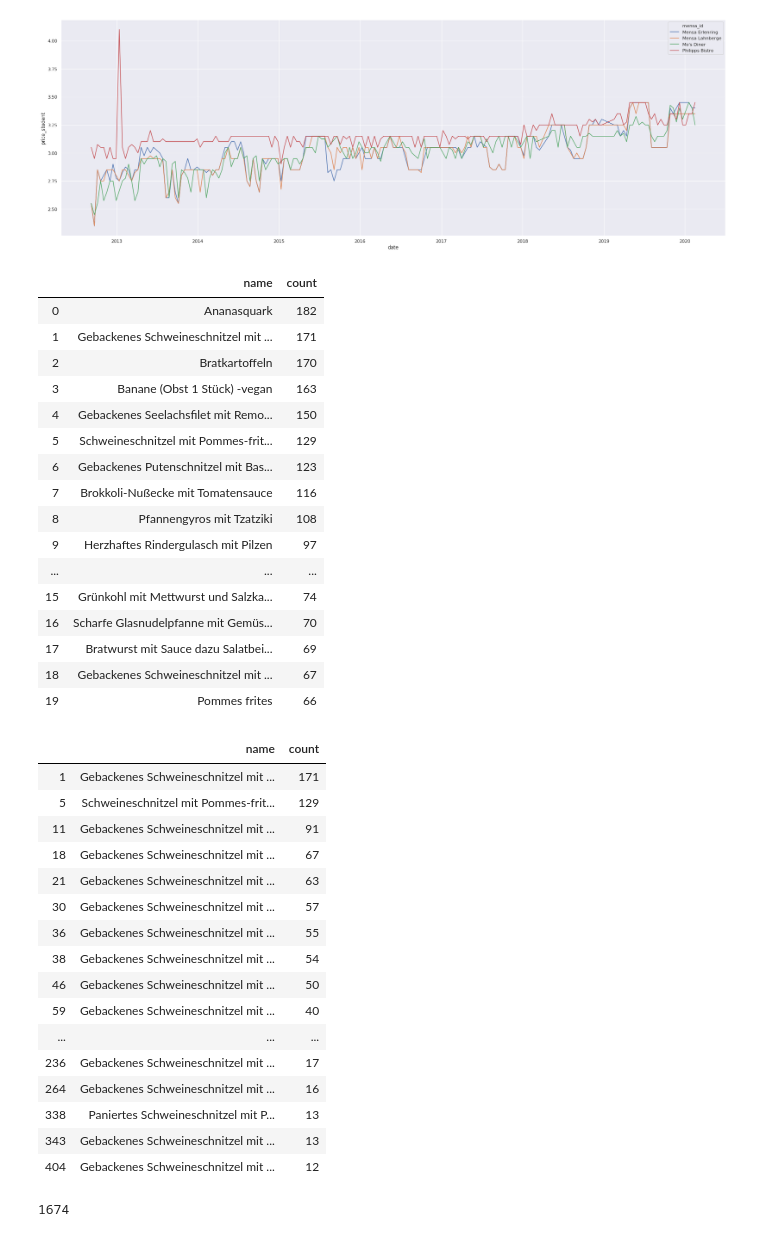
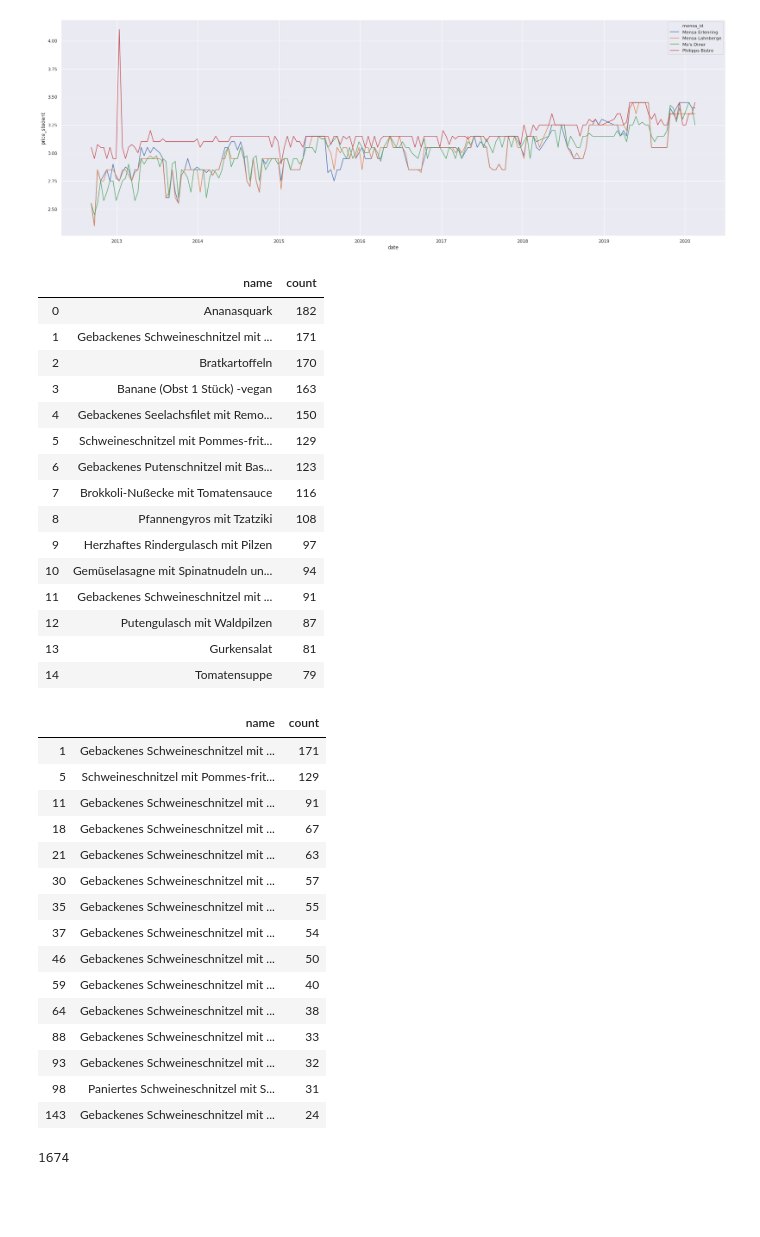
Before and after one commit to oxzi/about-mensa-mr, a Jupyter notebook: mensa_prices.ipynb, the cells around one changed output. Saved outputs shown, nothing was run; the diff lists cells and outputs as text; code cells hidden in the pictures; blank space fills up the shorter version.

```diff
--- a/mensa_prices.ipynb
+++ b/mensa_prices.ipynb
@@ -74,28 +90,30 @@ sns.lineplot(x="date", y="price_student", hue="mensa_id", data=meals_mensa)
 <matplotlib.axes._subplots.AxesSubplot at 0x...>
 [figure]
 # %%
-meals_hot = meals.name.value_counts().to_frame().reset_index().rename(columns={"index":"name", "name":"count"})
-meals_hot.head(20)
+meals_hot = meals.name.value_counts().\
+    to_frame().\
+    reset_index().\
+    rename(columns={"index":"name", "name":"count"})
+meals_hot.head(15)
 # %% [output]
 |  | name | count |
 | 0 | Ananasquark | 182 |
 | 1 | Gebackenes Schweineschnitzel mit ... | 171 |
 | 2 | Bratkartoffeln | 170 |
 | 3 | Banane (Obst 1 Stück) -vegan | 163 |
 | 4 | Gebackenes Seelachsfilet mit Remo... | 150 |
 | 5 | Schweineschnitzel mit Pommes-frit... | 129 |
 | 6 | Gebackenes Putenschnitzel mit Bas... | 123 |
 | 7 | Brokkoli-Nußecke mit Tomatensauce | 116 |
 | 8 | Pfannengyros mit Tzatziki | 108 |
 | 9 | Herzhaftes Rindergulasch mit Pilzen | 97 |
-| ... | ... | ... |
-| 15 | Grünkohl mit Mettwurst und Salzka... | 74 |
-| 16 | Scharfe Glasnudelpfanne mit Gemüs... | 70 |
-| 17 | Bratwurst mit Sauce dazu Salatbei... | 69 |
-| 18 | Gebackenes Schweineschnitzel mit ... | 67 |
-| 19 | Pommes frites | 66 |
+| 10 | Gemüselasagne mit Spinatnudeln un... | 94 |
+| 11 | Gebackenes Schweineschnitzel mit ... | 91 |
+| 12 | Putengulasch mit Waldpilzen | 87 |
+| 13 | Gurkensalat | 81 |
+| 14 | Tomatensuppe | 79 |
 # %%
-meals_hot.loc[meals_hot.name.str.contains("Schweineschnitzel")].head(20)
+meals_hot.loc[meals_hot.name.str.contains("Schweineschnitzel")].head(15)
 # %% [output]
 |  | name | count |
 | 1 | Gebackenes Schweineschnitzel mit ... | 171 |
@@ -104,16 +122,15 @@ meals_hot.loc[meals_hot.name.str.contains("Schweineschnitzel")].head(20)
 | 18 | Gebackenes Schweineschnitzel mit ... | 67 |
 | 21 | Gebackenes Schweineschnitzel mit ... | 63 |
 | 30 | Gebackenes Schweineschnitzel mit ... | 57 |
-| 36 | Gebackenes Schweineschnitzel mit ... | 55 |
-| 38 | Gebackenes Schweineschnitzel mit ... | 54 |
+| 35 | Gebackenes Schweineschnitzel mit ... | 55 |
+| 37 | Gebackenes Schweineschnitzel mit ... | 54 |
 | 46 | Gebackenes Schweineschnitzel mit ... | 50 |
 | 59 | Gebackenes Schweineschnitzel mit ... | 40 |
-| ... | ... | ... |
-| 236 | Gebackenes Schweineschnitzel mit ... | 17 |
-| 264 | Gebackenes Schweineschnitzel mit ... | 16 |
-| 338 | Paniertes Schweineschnitzel mit P... | 13 |
-| 343 | Gebackenes Schweineschnitzel mit ... | 13 |
-| 404 | Gebackenes Schweineschnitzel mit ... | 12 |
+| 64 | Gebackenes Schweineschnitzel mit ... | 38 |
+| 88 | Gebackenes Schweineschnitzel mit ... | 33 |
+| 93 | Gebackenes Schweineschnitzel mit ... | 32 |
+| 98 | Paniertes Schweineschnitzel mit S... | 31 |
+| 143 | Gebackenes Schweineschnitzel mit ... | 24 |
 # %%
 meals_hot.loc[meals_hot.name.str.contains("Schweineschnitzel")]["count"].sum()
 # %% [output]
```
Also changed, not shown: parts of 15 cells of this notebook.
